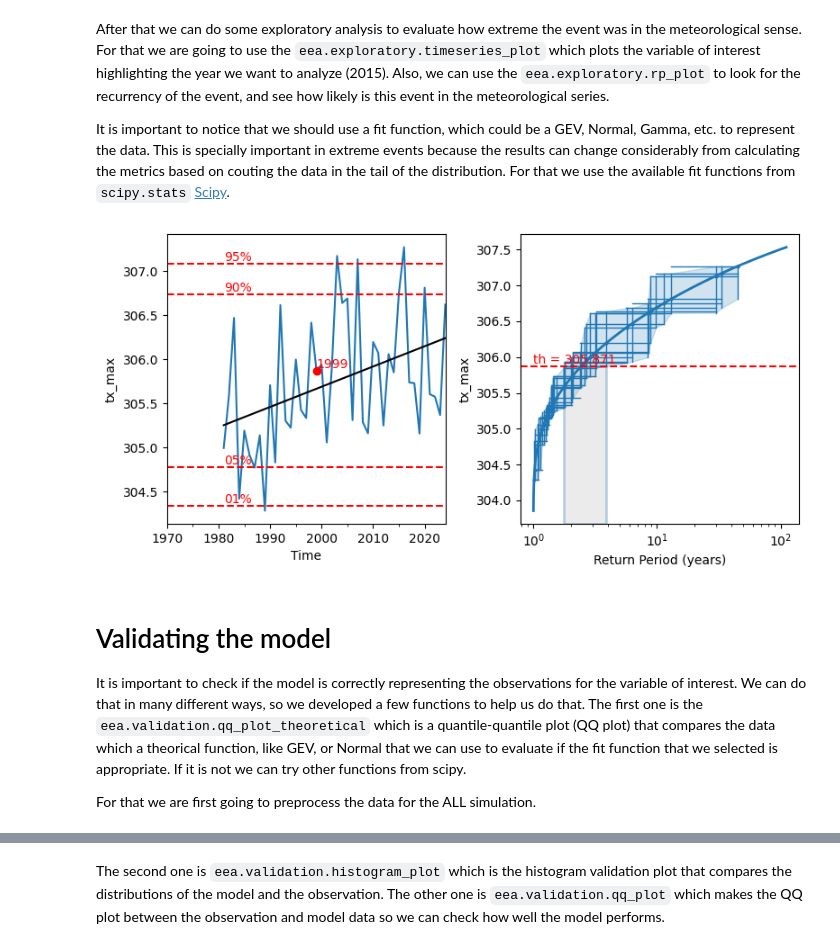
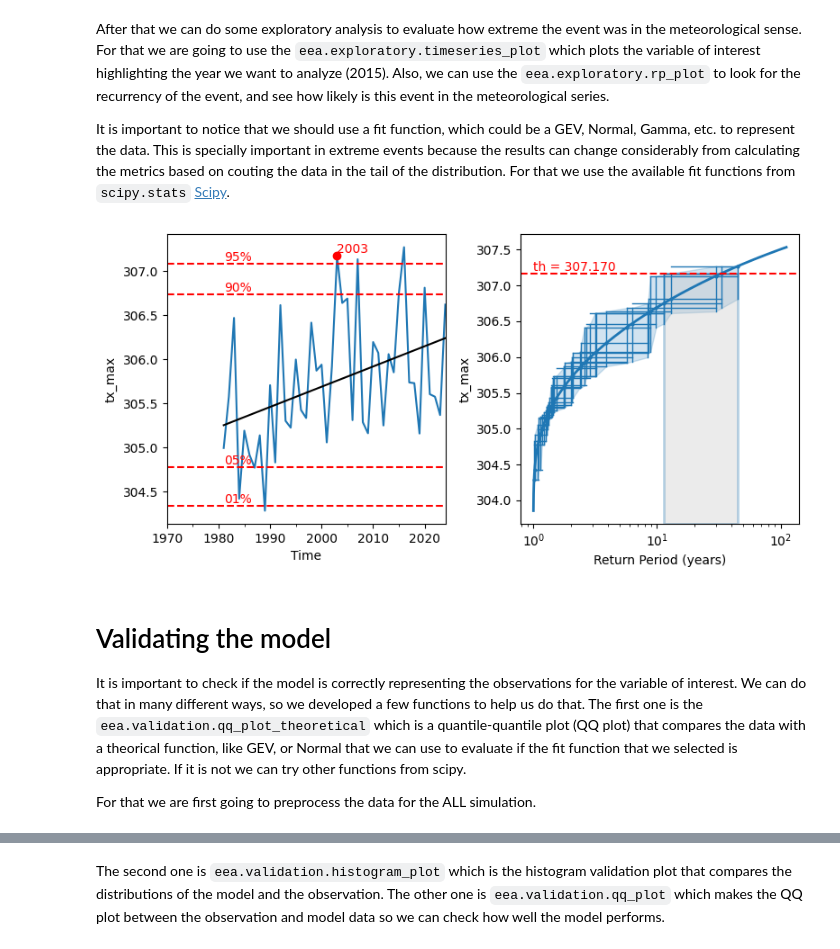
Before and after one commit to rafaelcabreu/climattr, a Jupyter notebook: notebooks/AttributionPackageExample.ipynb, the cells around one changed output, grey strips where cells are left out. Saved outputs shown, nothing was run; the diff lists cells and outputs as text; code cells hidden in the pictures.

```diff
--- a/notebooks/AttributionPackageExample.ipynb
+++ b/notebooks/AttributionPackageExample.ipynb
@@ -78,21 +67,21 @@ It is important to notice that we should use a fit function, which could be a GE
 # %%
 fig, [ax1, ax2] = plt.subplots(1, 2, figsize=(8,4))
 
-eea.exploratory.timeseries_plot(ax1, obs_dataset_indice, highlight_year=2015)
-eea.exploratory.rp_plot(ax2, obs_dataset_indice, scipy.stats.genextreme, highlight_year=2015)
+eea.exploratory.timeseries_plot(ax1, obs_dataset_indice, highlight_year=2003)
+eea.exploratory.rp_plot(ax2, obs_dataset_indice, scipy.stats.genextreme, highlight_year=2003)
 
 ax1.set_xlabel('Time')
 ax1.set_ylabel('tx_max')
 ax2.set_xlabel('Return Period (years)')
 ax2.set_ylabel('tx_max')
 
 plt.tight_layout()
 # %% [output]
-[figure, old version]
+[figure, new version]
 # %% [markdown]
 # Validating the model
 
-It is important to check if the model is correctly representing the observations for the variable of interest. We can do that in many different ways, so we developed a few functions to help us do that. The first one is the `eea.validation.qq_plot_theoretical` which is a quantile-quantile plot (QQ plot) that compares the data which a theorical function, like GEV, or Normal that we can use to evaluate if the fit function that we selected is appropriate. If it is not we can try other functions from scipy.
+It is important to check if the model is correctly representing the observations for the variable of interest. We can do that in many different ways, so we developed a few functions to help us do that. The first one is the `eea.validation.qq_plot_theoretical` which is a quantile-quantile plot (QQ plot) that compares the data with a theorical function, like GEV, or Normal that we can use to evaluate if the fit function that we selected is appropriate. If it is not we can try other functions from scipy.
 
 For that we are first going to preprocess the data for the ALL simulation.
 # %%
```
Also changed, not shown: parts of 7 cells of this notebook, 1 other file.
